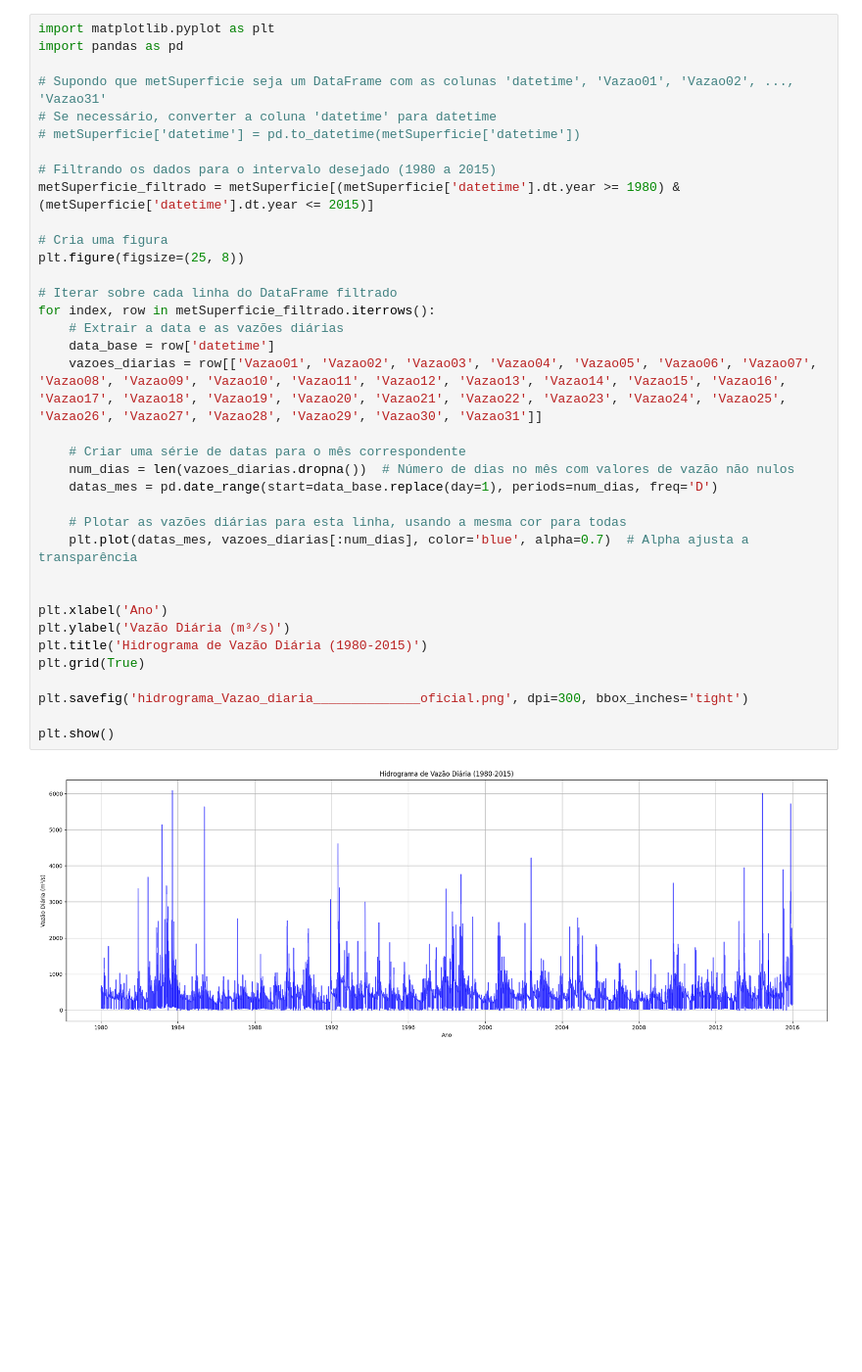
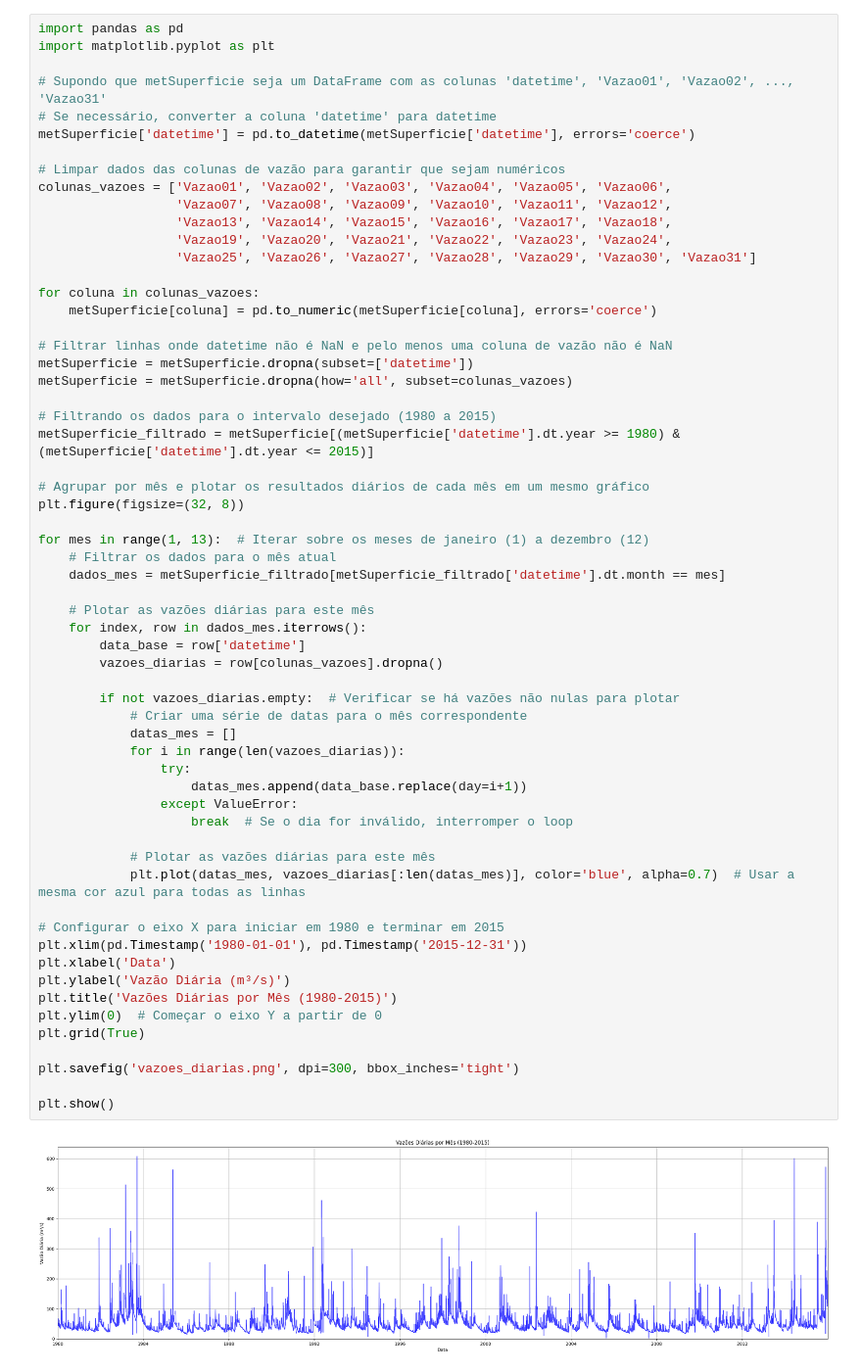
Before and after one commit to Marcosperrude/ENS5173_202401, a Jupyter notebook: Hidrologia/Graficos.ipynb, the cells around one changed output. Shown at 98% size. Saved outputs shown, nothing was run; the diff lists cells and outputs as text; blank space fills up the shorter version.

```diff
--- a/Hidrologia/Graficos.ipynb
+++ b/Hidrologia/Graficos.ipynb
@@ -82,40 +82,64 @@ Name: datetime, Length: 432, dtype: datetime64[ns]
 432 rows × 37 columns
 # %%
+import pandas as pd
 import matplotlib.pyplot as plt
-import pandas as pd
 
 # Supondo que metSuperficie seja um DataFrame com as colunas 'datetime', 'Vazao01', 'Vazao02', ..., 'Vazao31'
 # Se necessário, converter a coluna 'datetime' para datetime
-# metSuperficie['datetime'] = pd.to_datetime(metSuperficie['datetime'])
+metSuperficie['datetime'] = pd.to_datetime(metSuperficie['datetime'], errors='coerce')
+
+# Limpar dados das colunas de vazão para garantir que sejam numéricos
+colunas_vazoes = ['Vazao01', 'Vazao02', 'Vazao03', 'Vazao04', 'Vazao05', 'Vazao06',
+                  'Vazao07', 'Vazao08', 'Vazao09', 'Vazao10', 'Vazao11', 'Vazao12',
+                  'Vazao13', 'Vazao14', 'Vazao15', 'Vazao16', 'Vazao17', 'Vazao18',
+                  'Vazao19', 'Vazao20', 'Vazao21', 'Vazao22', 'Vazao23', 'Vazao24',
+                  'Vazao25', 'Vazao26', 'Vazao27', 'Vazao28', 'Vazao29', 'Vazao30', 'Vazao31']
+
+for coluna in colunas_vazoes:
+    metSuperficie[coluna] = pd.to_numeric(metSuperficie[coluna], errors='coerce')
+
+# Filtrar linhas onde datetime não é NaN e pelo menos uma coluna de vazão não é NaN
+metSuperficie = metSuperficie.dropna(subset=['datetime'])
+metSuperficie = metSuperficie.dropna(how='all', subset=colunas_vazoes)
 
 # Filtrando os dados para o intervalo desejado (1980 a 2015)
 metSuperficie_filtrado = metSuperficie[(metSuperficie['datetime'].dt.year >= 1980) & (metSuperficie['datetime'].dt.year <= 2015)]
 
-# Cria uma figura
-plt.figure(figsize=(25, 8))
+# Agrupar por mês e plotar os resultados diários de cada mês em um mesmo gráfico
+plt.figure(figsize=(32, 8))
 
-# Iterar sobre cada linha do DataFrame filtrado
-for index, row in metSuperficie_filtrado.iterrows():
-    # Extrair a data e as vazões diárias
-    data_base = row['datetime']
-    vazoes_diarias = row[['Vazao01', 'Vazao02', 'Vazao03', 'Vazao04', 'Vazao05', 'Vazao06', 'Vazao07', 'Vazao08', 'Vazao09', 'Vazao10', 'Vazao11', 'Vazao12', 'Vazao13', 'Vazao14', 'Vazao15', 'Vazao16', 'Vazao17', 'Vazao18', 'Vazao19', 'Vazao20', 'Vazao21', 'Vazao22', 'Vazao23', 'Vazao24', 'Vazao25', 'Vazao26', 'Vazao27', 'Vazao28', 'Vazao29', 'Vazao30', 'Vazao31']]
+for mes in range(1, 13):  # Iterar sobre os meses de janeiro (1) a dezembro (12)
+    # Filtrar os dados para o mês atual
+    dados_mes = metSuperficie_filtrado[metSuperficie_filtrado['datetime'].dt.month == mes]
 
-    # Criar uma série de datas para o mês correspondente
-    num_dias = len(vazoes_diarias.dropna())  # Número de dias no mês com valores de vazão não nulos
-    datas_mes = pd.date_range(start=data_base.replace(day=1), periods=num_dias, freq='D')
+    # Plotar as vazões diárias para este mês
+    for index, row in dados_mes.iterrows():
+        data_base = row['datetime']
+        vazoes_diarias = row[colunas_vazoes].dropna()
 
-    # Plotar as vazões diárias para esta linha, usando a mesma cor para todas
-    plt.plot(datas_mes, vazoes_diarias[:num_dias], color='blue', alpha=0.7)  # Alpha ajusta a transparência
+        if not vazoes_diarias.empty:  # Verificar se há vazões não nulas para plotar
+            # Criar uma série de datas para o mês correspondente
+            datas_mes = []
+            for i in range(len(vazoes_diarias)):
+                try:
+                    datas_mes.append(data_base.replace(day=i+1))
+                except ValueError:
+                    break  # Se o dia for inválido, interromper o loop
 
+            # Plotar as vazões diárias para este mês
+            plt.plot(datas_mes, vazoes_diarias[:len(datas_mes)], color='blue', alpha=0.7)  # Usar a mesma cor azul para todas as linhas
 
-plt.xlabel('Ano')
+# Configurar o eixo X para iniciar em 1980 e terminar em 2015
+plt.xlim(pd.Timestamp('1980-01-01'), pd.Timestamp('2015-12-31'))
+plt.xlabel('Data')
 plt.ylabel('Vazão Diária (m³/s)')
-plt.title('Hidrograma de Vazão Diária (1980-2015)')
+plt.title('Vazões Diárias por Mês (1980-2015)')
+plt.ylim(0)  # Começar o eixo Y a partir de 0
 plt.grid(True)
 
-plt.savefig('hidrograma_Vazao_diaria______________oficial.png', dpi=300, bbox_inches='tight')
+plt.savefig('vazoes_diarias.png', dpi=300, bbox_inches='tight')
 
 plt.show()
 # %% [output]
-[figure, old version]
+[figure, new version]
 # %%
```
Also changed, not shown: parts of 9 cells of this notebook.
